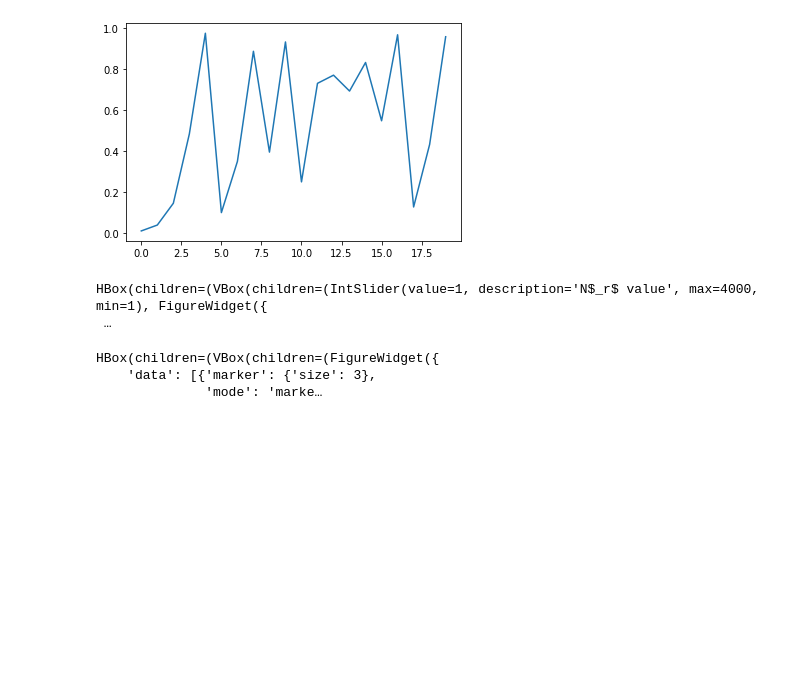
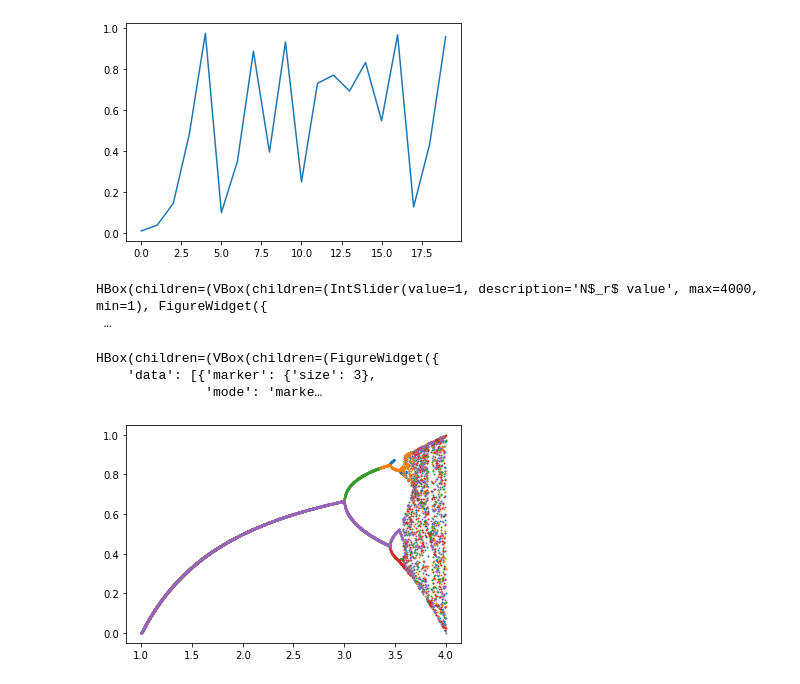
Before and after one commit to leonardoleanodev/lectures, a Jupyter notebook: caos/caos.ipynb, the cells around one changed output. Saved outputs shown, nothing was run; the diff lists cells and outputs as text; code cells hidden in the pictures; blank space fills up the shorter version.

Commit message:
git add plt plot

```diff
--- a/basic_statistic/plotly_example.ipynb
+++ b/caos/caos.ipynb
@@ -201,3 +201,21 @@ widgets.HBox([container])
 HBox(children=(VBox(children=(FigureWidget({
     'data': [{'marker': {'size': 3},
               'mode': 'marke…
+# %%
+import matplotlib.pyplot as plt
+import numpy as np
+def logistic_map(r,x=0.1):
+    for i in range(1000):
+        x = r*x*(1-x)
+    return x
+
+plt_fig = plt.figure()
+
+for val in [0.1,0.2,0.3,0.4,0.5]:
+    xx_base = np.arange(1000,4001)*0.001
+    yy_base = logistic_map(np.arange(1000,4001)*0.001,x=val)
+    plt.plot(xx_base,yy_base,marker='o',
+                                 linestyle=' ',
+                                 markersize=1)
+# %% [output]
+[figure, added]
```
